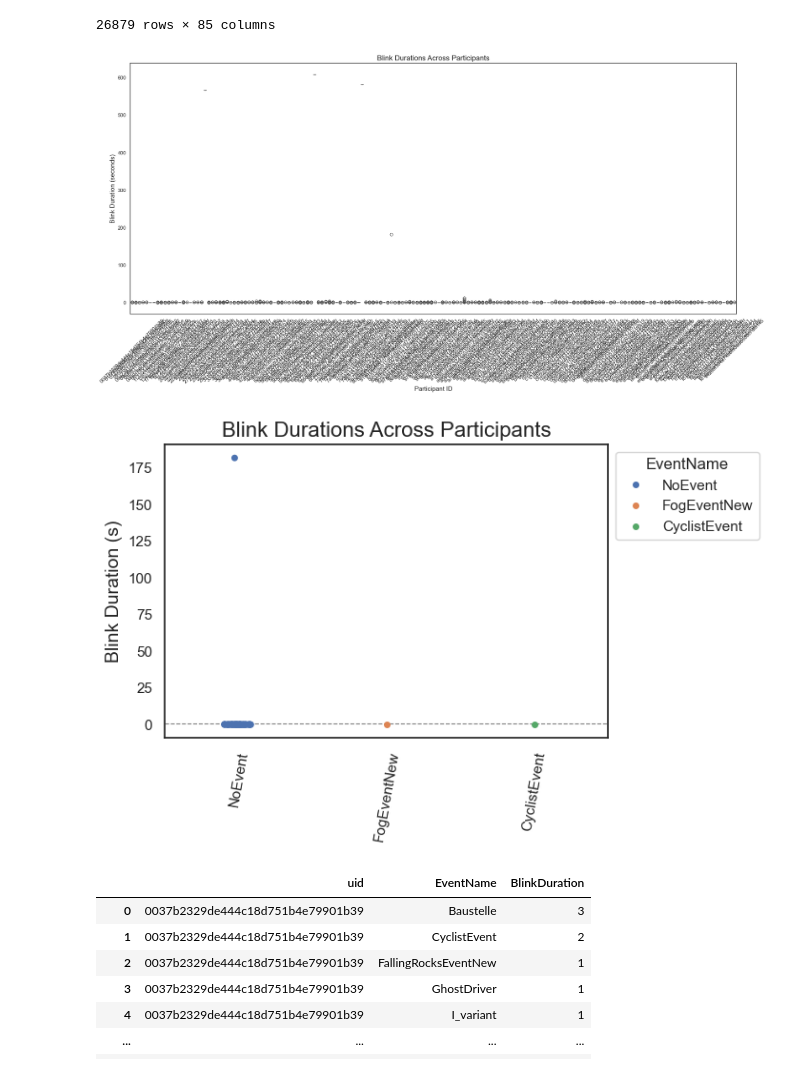
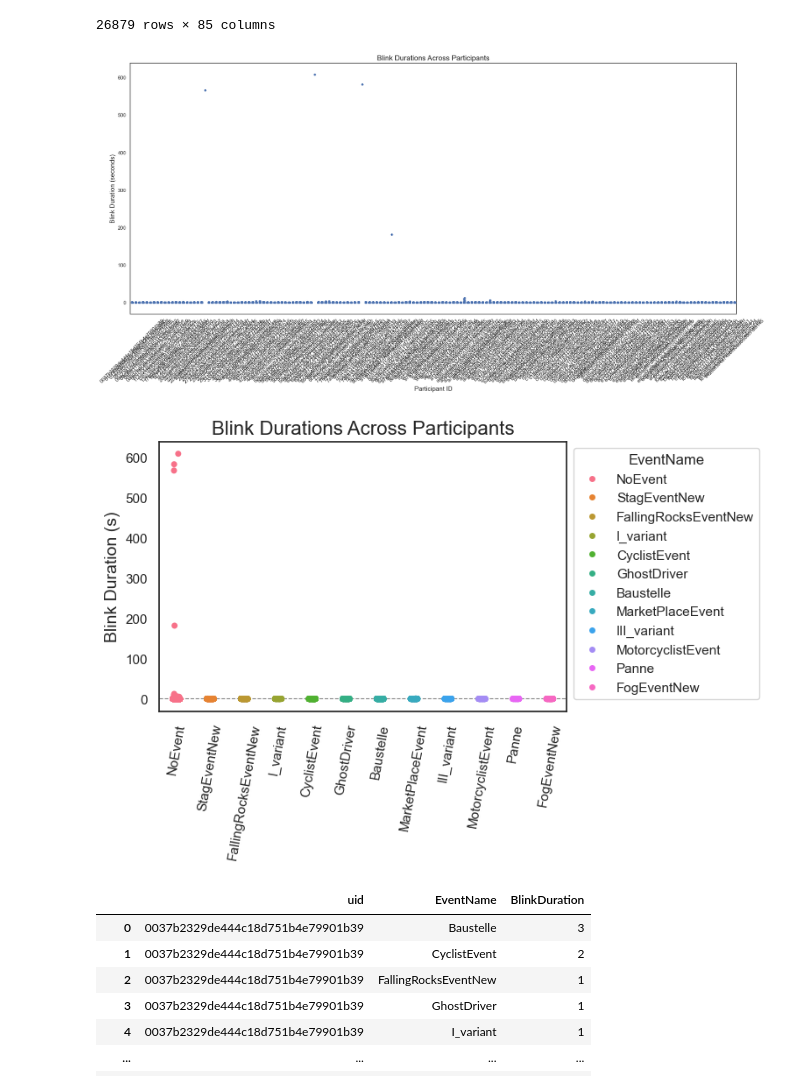
Before and after one commit to JohnMadrid/fpca-takeOverRequests, a Jupyter notebook: preprocessing.ipynb, the cells around one changed output. Saved outputs shown, nothing was run; the diff lists cells and outputs as text; code cells hidden in the pictures.

```diff
--- a/preprocessing.ipynb
+++ b/preprocessing.ipynb
@@ -266,9 +266,20 @@ This step we will perform in original dataset with original sampling rate.
 # %%
 # Create a condition to detect blinks
 # A blink is defined as any entry with all eye position coordinates equal to zero
-filtered_df['Blink'] = (filtered_df['EyePosLocalCombined.x'] == 0) & \
-                       (filtered_df['EyePosLocalCombined.y'] == 0) & \
-                       (filtered_df['EyePosLocalCombined.z'] == 0)
+filtered_df['Blink'] = (
+    ((filtered_df['EyeDirLocalCombined.x'] == 0) &
+      (filtered_df['EyeDirLocalCombined.y'] == 0) &
+      (filtered_df['EyeDirLocalCombined.z'] == 0)) | # or
+    ((filtered_df['EyePosLocalCombined.x'] == 0) &
+      (filtered_df['EyePosLocalCombined.y'] == 0) &
+      (filtered_df['EyePosLocalCombined.z'] == 0)) | # or
+    ((filtered_df['EyeDirWorldCombined.x'] == 0) &
+      (filtered_df['EyeDirWorldCombined.y'] == 0) &
+      (filtered_df['EyeDirWorldCombined.z'] == 0)) | # or
+    ((filtered_df['EyePosWorldCombined.x'] == 0) &
+      (filtered_df['EyePosWorldCombined.y'] == 0) &
+      (filtered_df['EyePosWorldCombined.z'] == 0))
+)
 # %%
 filtered_df.tail(10)
 # %% [output]
@@ -345,7 +356,7 @@ sns.set(style="white")
 
 # Create a boxplot for blink durations across participants
 fig, ax = plt.subplots(figsize=(24,10))
-sns.boxplot(x='uid', y='BlinkDuration', data=blink_durations_df)
+sns.stripplot(x='uid', y='BlinkDuration', data=blink_durations_df)
 
 # Add title and labels
 plt.title('Blink Durations Across Participants', fontsize=16)
@@ -354,25 +365,25 @@ plt.ylabel('Blink Duration (seconds)', fontsize=14)
 plt.xticks(rotation=45)
 plt.show()
 # %% [output]
-[figure, old version]
+[figure, new version]
 # %%
 # Set the visual style
 sns.set(style="white")
 # Create a boxplot for blink durations across participants
 # plt.figure(figsize=(12, 6))
 fig, ax = plt.subplots(figsize=(6,4))
-sns.stripplot(x='EventName', y='BlinkDuration', data=blink_durations_df[blink_durations_df['uid']=='81957954cd71450cacc5fd738dd9ebd2'], hue='EventName',legend=True)
+sns.stripplot(x='EventName', y='BlinkDuration', data=blink_durations_df, hue='EventName',legend=True)
 # Add title and labels
 plt.title('Blink Durations Across Participants', fontsize=16)
 plt.xlabel('', fontsize=14)
 plt.ylabel('Blink Duration (s)', fontsize=14)
 plt.xticks(rotation=80)
 ax.axhline(1, color='grey', linestyle='--', linewidth=0.8)
 sns.move_legend(ax,  "upper left", bbox_to_anchor=(1, 1))
 # plt.savefig(f"Plots/blink_durations_across_participants" +'.jpeg', dpi=500, bbox_inches='tight')
 plt.show()
 # %% [output]
-[figure, old version]
+[figure, new version]
 # %%
 # Group by uid and count the total blinks
 blink_durations_summary = blink_durations_df.groupby(['uid','EventName'])['BlinkDuration'].count().reset_index()
```
Also changed, not shown: parts of 13 cells of this notebook.
